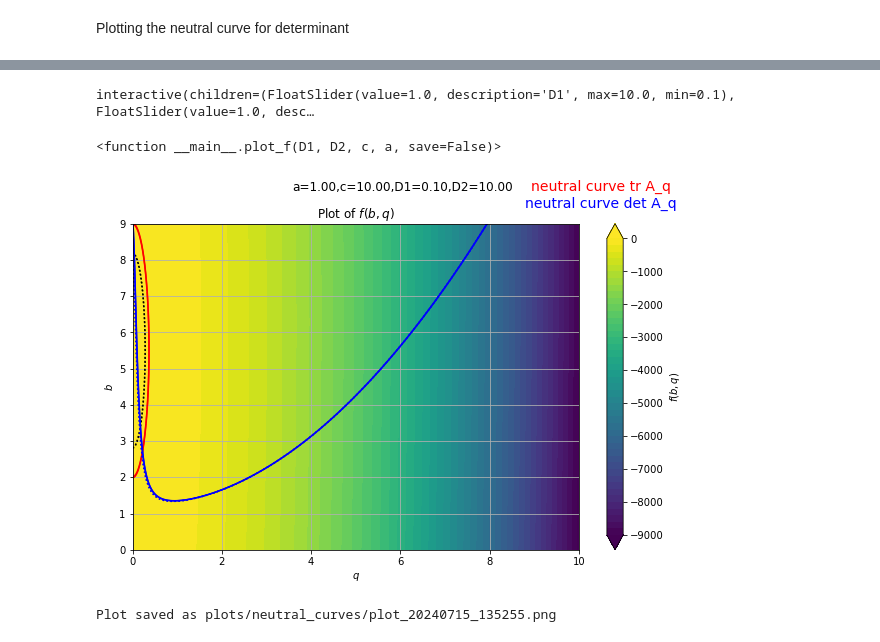
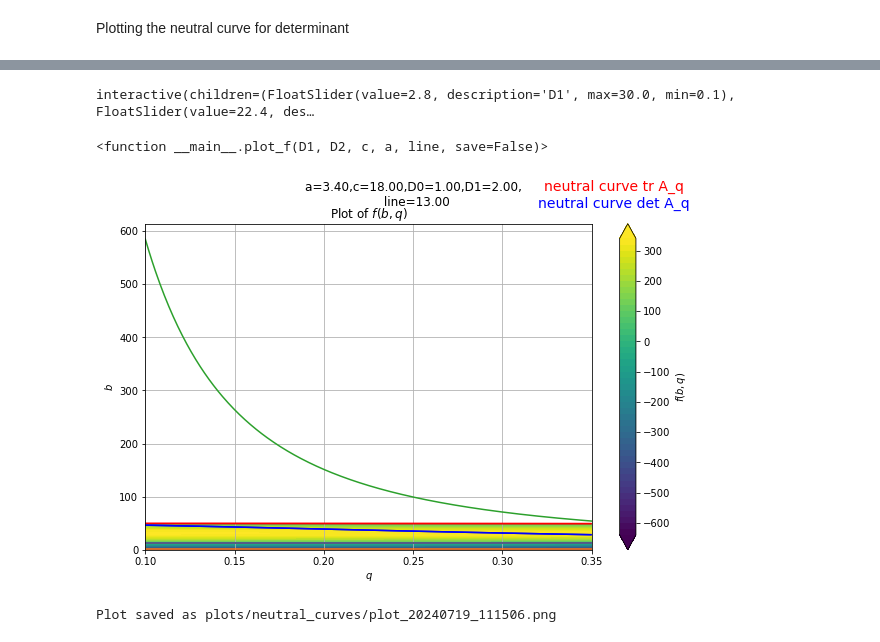
Before and after one commit to l-ada/Turing-models, a Jupyter notebook: brusselator_symbolic.ipynb, the cells around one changed output, grey strips where cells are left out. Drawn from its saved outputs; the diff is of its cells as text; code cells hidden in the pictures.

```diff
--- a/brusselator_symbolic.ipynb
+++ b/brusselator_symbolic.ipynb
@@ -190,11 +193,13 @@ def neutral_curve_det(D1, D2, c, a, q):
     numerator = D1*D2*c*q**4 + D1*a**2*c*q**2 - D2*a*q**2 + D2*c*q**2 - a**3 + a**2*c
     denominator = 2*D1*a*q**2 - 2*D2*a*q**2 + D2*c*q**2 + a
     return numerator / denominator
+def neutral_curve_det_no_interactions(D1, D2, c, a, q):
+    return a**2/(D2*q**2)+(D2+D1*a**2)/D2+D1*q**2
 
 
-def plot_f(D1, D2, c, a, save = False):
+def plot_f(D1, D2, c, a, line, save = False):
     """Plot the function f(b, q) as a 2D plot with color-coded values."""
-    q_values = np.linspace(0, 10, 400)  # Avoid q=0 to prevent division by zero
+    q_values = np.linspace(0.1, 0.35, 400)  # Avoid q=0 to prevent division by zero
     ## maximum b allowed to be taken
     max_b = c*a-a*a
     b_values = np.linspace(0, min(max_b, 300), 400)
@@ -214,19 +219,22 @@ def plot_f(D1, D2, c, a, save = False):
     cbar.ax.set_ylabel(r'$f(b, q)$')
 
     # Set special color for near-zero values
-    plt.contour(Q, B, F, levels=[-0.1, 0.1], colors='red', linestyles='solid')
-    plt.contour(Q, B, F, levels=[5,5.1], colors='black', linestyles='dotted')
-    plt.contour(Q, B, G, levels=[-0.1, 0.1], colors='blue', linestyles='solid')
-    plt.contour(Q, B, G, levels=[1,1.1], colors='blue', linestyles='dotted')
-
-
+    plt.contour(Q, B, F, levels=[-0.01, 0.01], colors='red', linestyles='solid')
+    # plt.contour(Q, B, F, levels=[5,5.1], colors='black', linestyles='dotted')
+    plt.contour(Q, B, G, levels=[-0.01, 0.01], colors='blue', linestyles='solid')
+    # plt.contour(Q, B, G, levels=[1,1.1], colors='blue', linestyles='dotted')
+    plt.plot(q_values, 0*q_values+line)
+    plt.plot(q_values, 0*q_values+(1+a*(D1/D2)**2))
+    Dv=D2
+    Du=D1
+    plt.plot(q_values, Du*q_values**2+1.+Du/Dv*a**2+a**2/(Dv*q_values**2))
 
 
     plt.title(r'Plot of $f(b, q)$')
     plt.xlabel(r'$q$')
     plt.ylabel(r'$b$')
     plt.grid(True)
-    plt.suptitle(f"a={a:.2f},c={c:.2f},D1={D1:.2f},D2={D2:.2f}")
+    plt.suptitle(f"a={a:.2f},c={c:.2f},D0={D1:.2f},D1={D2:.2f}, \n line={line:.2f}")
     plt.text(1.05, 1.05, 'neutral curve det A_q', fontsize=14, color='blue', transform=plt.gca().transAxes, ha='center')
     plt.text(1.05, 1.1, 'neutral curve tr A_q', fontsize=14, color='red', transform=plt.gca().transAxes, ha='center')
 
@@ -236,19 +244,21 @@ def plot_f(D1, D2, c, a, save = False):
 # Define sliders for the parameters
 interact(
     plot_f,
-    D1=FloatSlider(min=0.1, max=10.0, step=0.1, value=1.0, description='D1'),
-    D2=FloatSlider(min=0.1, max=10.0, step=0.1, value=1.0, description='D2'),
-    c=FloatSlider(min=0.1, max=20.0, step=0.1, value=10.0, description='c'),
-    a=FloatSlider(min=0.1, max=10.0, step=0.1, value=1.0, description='a')
+    D1=FloatSlider(min=0.1, max=30.0, step=0.1, value=2.8, description='D1'),
+    D2=FloatSlider(min=0.1, max=30.0, step=0.1, value=22.4, description='D2'),
+    c=FloatSlider(min=0.1, max=400.0, step=0.1, value=10.0, description='c'),
+    a=FloatSlider(min=0.1, max=10.0, step=0.1, value=0.5, description='a'),
+    line=FloatSlider(min=0.1, max=30.0, step=0.01, value=1.5, description='line b=const')
 )
 # %% [output]
-interactive(children=(FloatSlider(value=1.0, description='D1', max=10.0, min=0.1), FloatSlider(value=1.0, desc…
+interactive(children=(FloatSlider(value=2.8, description='D1', max=30.0, min=0.1), FloatSlider(value=22.4, des…
-<function __main__.plot_f(D1, D2, c, a, save=False)>
+<function __main__.plot_f(D1, D2, c, a, line, save=False)>
 # %%
-D1,D2 = 0.1, 10
-a=1
-c=10
-plot_f(D1,D2,c,a, save=False)
+D1,D2 = 1, 2
+a=3.4
+c=18
+line = 13
+plot_f(D1,D2,c,a, line ,save=True)
 # %% [output]
-[figure, old version]
+[figure, new version]
-Plot saved as plots/neutral_curves/plot_20240715_135255.png
+Plot saved as plots/neutral_curves/plot_20240719_111506.png
```
Also changed, not shown: parts of 5 cells of this notebook, 13 other files.
